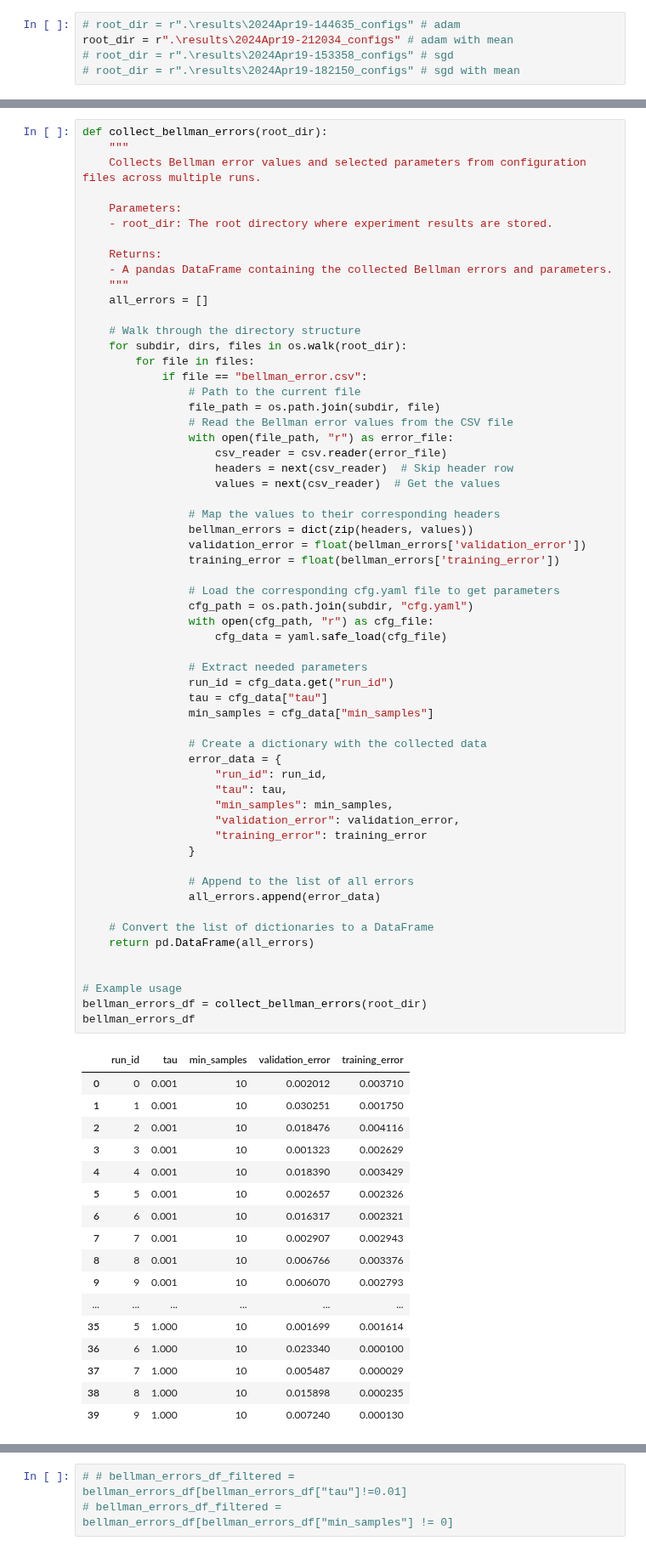
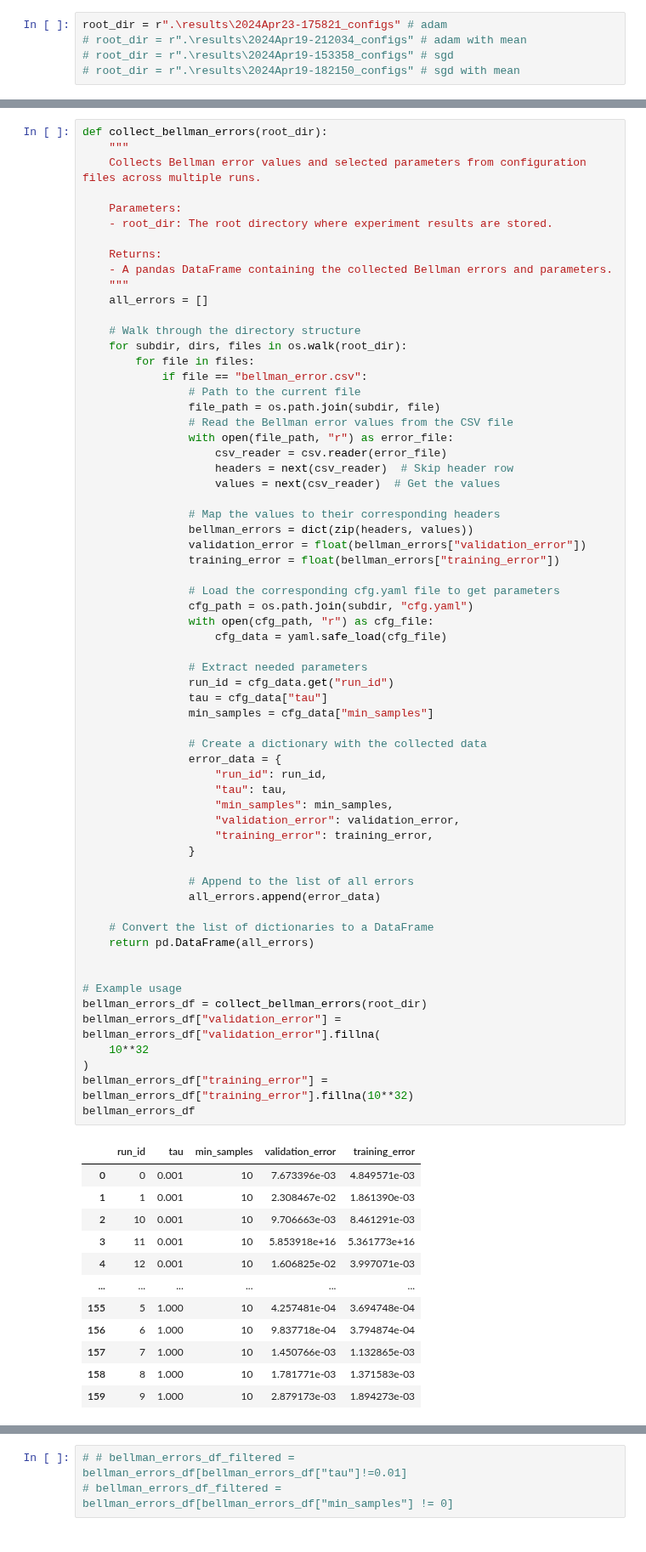
Before and after one commit to mariusdgm/phd-research, a Jupyter notebook: experiments/experiment_distributions/analyze_results.ipynb, the cells around one changed output, grey strips where cells are left out. Shown at 85% size. Drawn from its saved outputs; the diff is of its cells as text.

```diff
--- a/experiments/experiment_distributions/analyze_results.ipynb
+++ b/experiments/experiment_distributions/analyze_results.ipynb
@@ -15,8 +14,8 @@ from scipy.stats import sem, t
 
 sns.set_theme()
 # %%
-# root_dir = r".\results\2024Apr19-144635_configs" # adam
-root_dir = r".\results\2024Apr19-212034_configs" # adam with mean
+root_dir = r".\results\2024Apr23-175821_configs" # adam
+# root_dir = r".\results\2024Apr19-212034_configs" # adam with mean
 # root_dir = r".\results\2024Apr19-153358_configs" # sgd
 # root_dir = r".\results\2024Apr19-182150_configs" # sgd with mean
 # %%
@@ -138,53 +133,52 @@ def collect_bellman_errors(root_dir):
 
                 # Map the values to their corresponding headers
                 bellman_errors = dict(zip(headers, values))
-                validation_error = float(bellman_errors['validation_error'])
-                training_error = float(bellman_errors['training_error'])
+                validation_error = float(bellman_errors["validation_error"])
+                training_error = float(bellman_errors["training_error"])
 
                 # Load the corresponding cfg.yaml file to get parameters
                 cfg_path = os.path.join(subdir, "cfg.yaml")
                 with open(cfg_path, "r") as cfg_file:
                     cfg_data = yaml.safe_load(cfg_file)
 
                 # Extract needed parameters
                 run_id = cfg_data.get("run_id")
                 tau = cfg_data["tau"]
                 min_samples = cfg_data["min_samples"]
 
                 # Create a dictionary with the collected data
                 error_data = {
                     "run_id": run_id,
                     "tau": tau,
                     "min_samples": min_samples,
                     "validation_error": validation_error,
-                    "training_error": training_error
+                    "training_error": training_error,
                 }
 
                 # Append to the list of all errors
                 all_errors.append(error_data)
 
     # Convert the list of dictionaries to a DataFrame
     return pd.DataFrame(all_errors)
 
 
 # Example usage
 bellman_errors_df = collect_bellman_errors(root_dir)
+bellman_errors_df["validation_error"] = bellman_errors_df["validation_error"].fillna(
+    10**32
+)
+bellman_errors_df["training_error"] = bellman_errors_df["training_error"].fillna(10**32)
 bellman_errors_df
 # %% [output]
 |  | run_id | tau | min_samples | validation_error | training_error |
-| 0 | 0 | 0.001 | 10 | 0.002012 | 0.003710 |
-| 1 | 1 | 0.001 | 10 | 0.030251 | 0.001750 |
-| 2 | 2 | 0.001 | 10 | 0.018476 | 0.004116 |
-| 3 | 3 | 0.001 | 10 | 0.001323 | 0.002629 |
-| 4 | 4 | 0.001 | 10 | 0.018390 | 0.003429 |
-| 5 | 5 | 0.001 | 10 | 0.002657 | 0.002326 |
-| 6 | 6 | 0.001 | 10 | 0.016317 | 0.002321 |
-| 7 | 7 | 0.001 | 10 | 0.002907 | 0.002943 |
-| 8 | 8 | 0.001 | 10 | 0.006766 | 0.003376 |
-| 9 | 9 | 0.001 | 10 | 0.006070 | 0.002793 |
+| 0 | 0 | 0.001 | 10 | 7.673396e-03 | 4.849571e-03 |
+| 1 | 1 | 0.001 | 10 | 2.308467e-02 | 1.861390e-03 |
+| 2 | 10 | 0.001 | 10 | 9.706663e-03 | 8.461291e-03 |
+| 3 | 11 | 0.001 | 10 | 5.853918e+16 | 5.361773e+16 |
+| 4 | 12 | 0.001 | 10 | 1.606825e-02 | 3.997071e-03 |
 | ... | ... | ... | ... | ... | ... |
-| 35 | 5 | 1.000 | 10 | 0.001699 | 0.001614 |
-| 36 | 6 | 1.000 | 10 | 0.023340 | 0.000100 |
-| 37 | 7 | 1.000 | 10 | 0.005487 | 0.000029 |
-| 38 | 8 | 1.000 | 10 | 0.015898 | 0.000235 |
-| 39 | 9 | 1.000 | 10 | 0.007240 | 0.000130 |
+| 155 | 5 | 1.000 | 10 | 4.257481e-04 | 3.694748e-04 |
+| 156 | 6 | 1.000 | 10 | 9.837718e-04 | 3.794874e-04 |
+| 157 | 7 | 1.000 | 10 | 1.450766e-03 | 1.132865e-03 |
+| 158 | 8 | 1.000 | 10 | 1.781771e-03 | 1.371583e-03 |
+| 159 | 9 | 1.000 | 10 | 2.879173e-03 | 1.894273e-03 |
```
Also changed, not shown: parts of 10 cells of this notebook, 8 other files.
